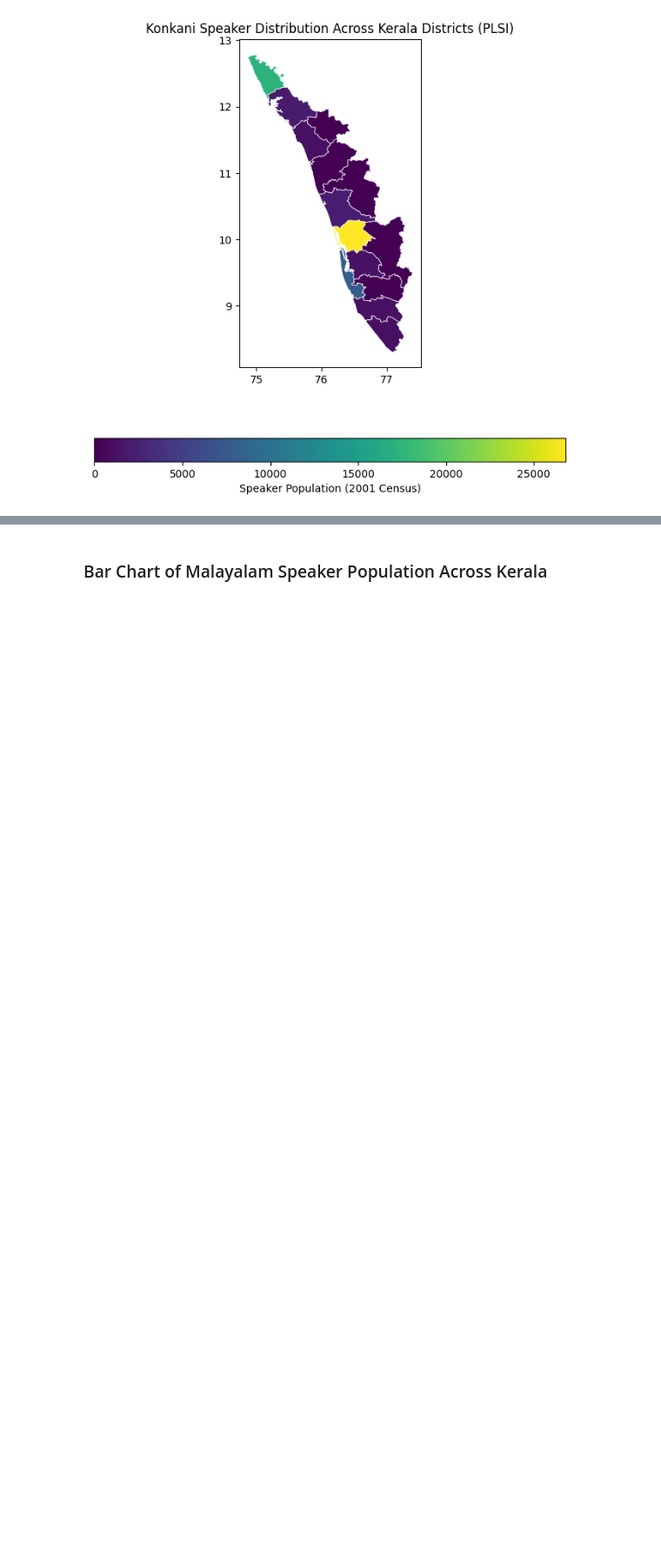
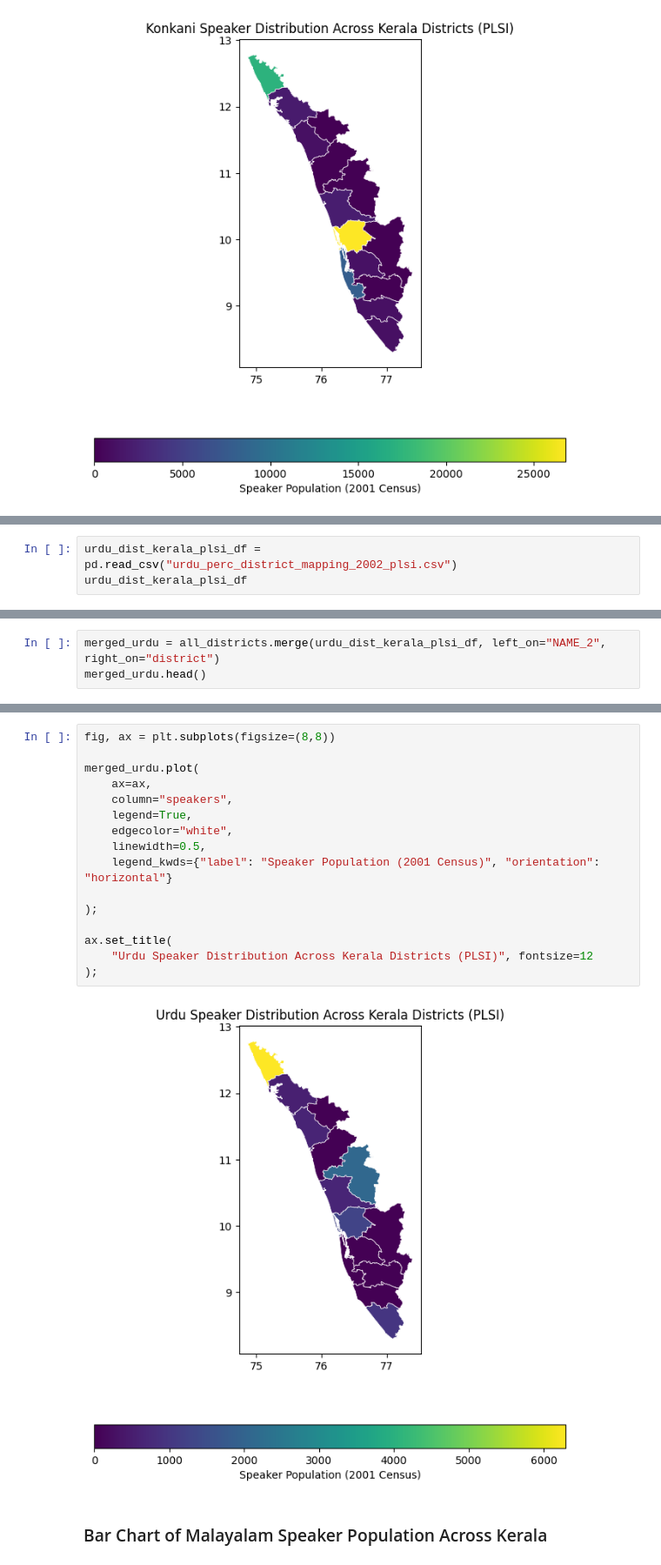
Before and after one commit to squishridyvi/Geographical-Distribution-Mapping-of-Dravidian-Languages-, a Jupyter notebook: Geographical Distribution of Dravidian Languages.ipynb, the cells around one changed output, grey strips where cells are left out. Shown at 87% size. Cells and saved outputs as stored; diff of their text form; blank space fills up the shorter version.

Commit message:
added urdu speaker distribution map

```diff
--- a/Geographical Distribution of Dravidian Languages.ipynb
+++ b/Geographical Distribution of Dravidian Languages.ipynb
@@ -1503,0 +1506,3 @@ ax.set_title(
+# %%
+urdu_dist_kerala_plsi_df = pd.read_csv("urdu_perc_district_mapping_2002_plsi.csv")
+urdu_dist_kerala_plsi_df
@@ -1503,0 +1525,3 @@ ax.set_title(
+# %%
+merged_urdu = all_districts.merge(urdu_dist_kerala_plsi_df, left_on="NAME_2", right_on="district")
+merged_urdu.head()
@@ -1504,3 +1535,21 @@ ax.set_title(
+# %%
+fig, ax = plt.subplots(figsize=(8,8))
+
+merged_urdu.plot(
+    ax=ax,
+    column="speakers",
+    legend=True,
+    edgecolor="white",
+    linewidth=0.5,
+    legend_kwds={"label": "Speaker Population (2001 Census)", "orientation": "horizontal"}
+
+);
+
+ax.set_title(
+    "Urdu Speaker Distribution Across Kerala Districts (PLSI)", fontsize=12
+);
+# %% [output]
+[figure, added]
 # %% [markdown]
 ### Bar Chart of Malayalam Speaker Population Across Kerala
 # %%
```
Also changed, not shown: parts of 3 cells of this notebook.
